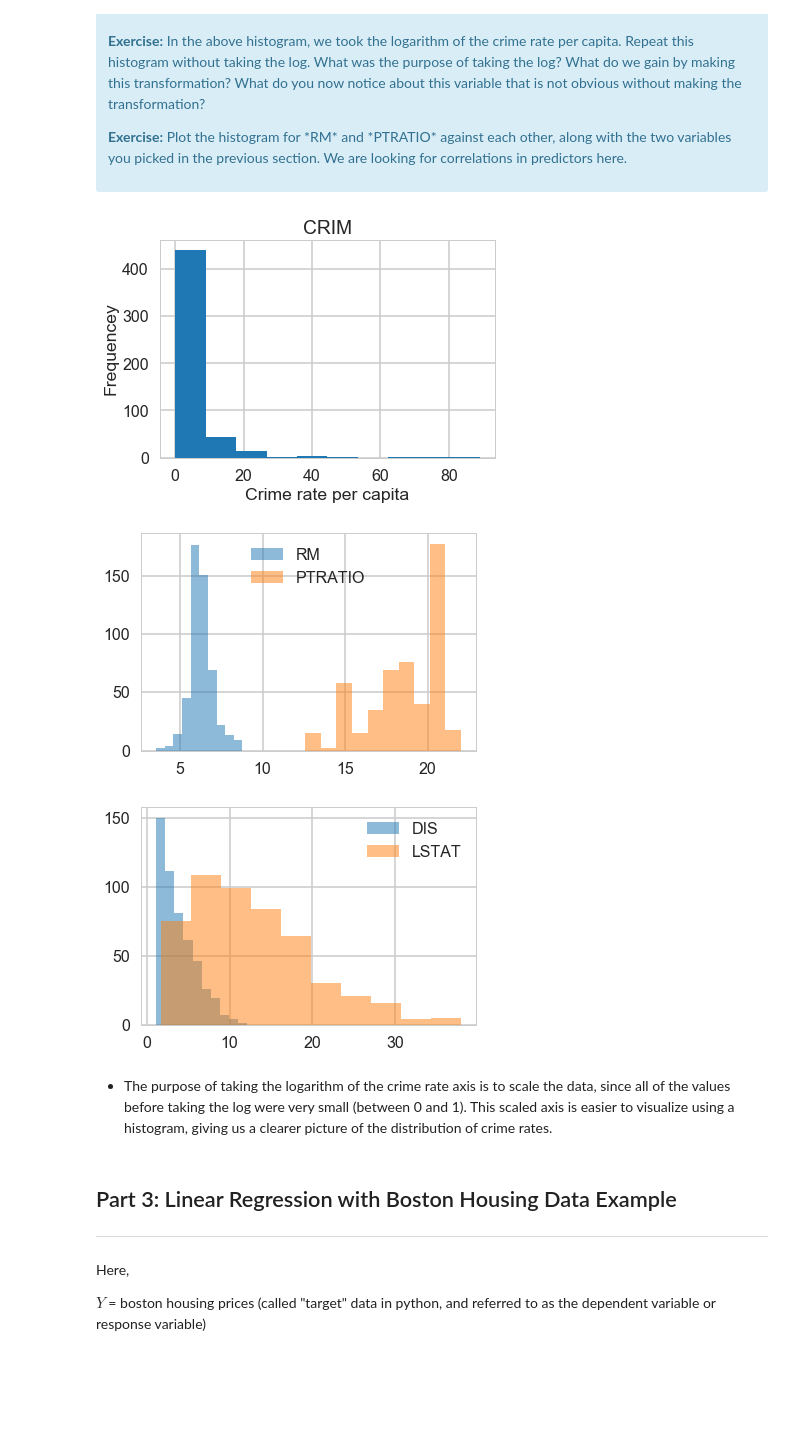
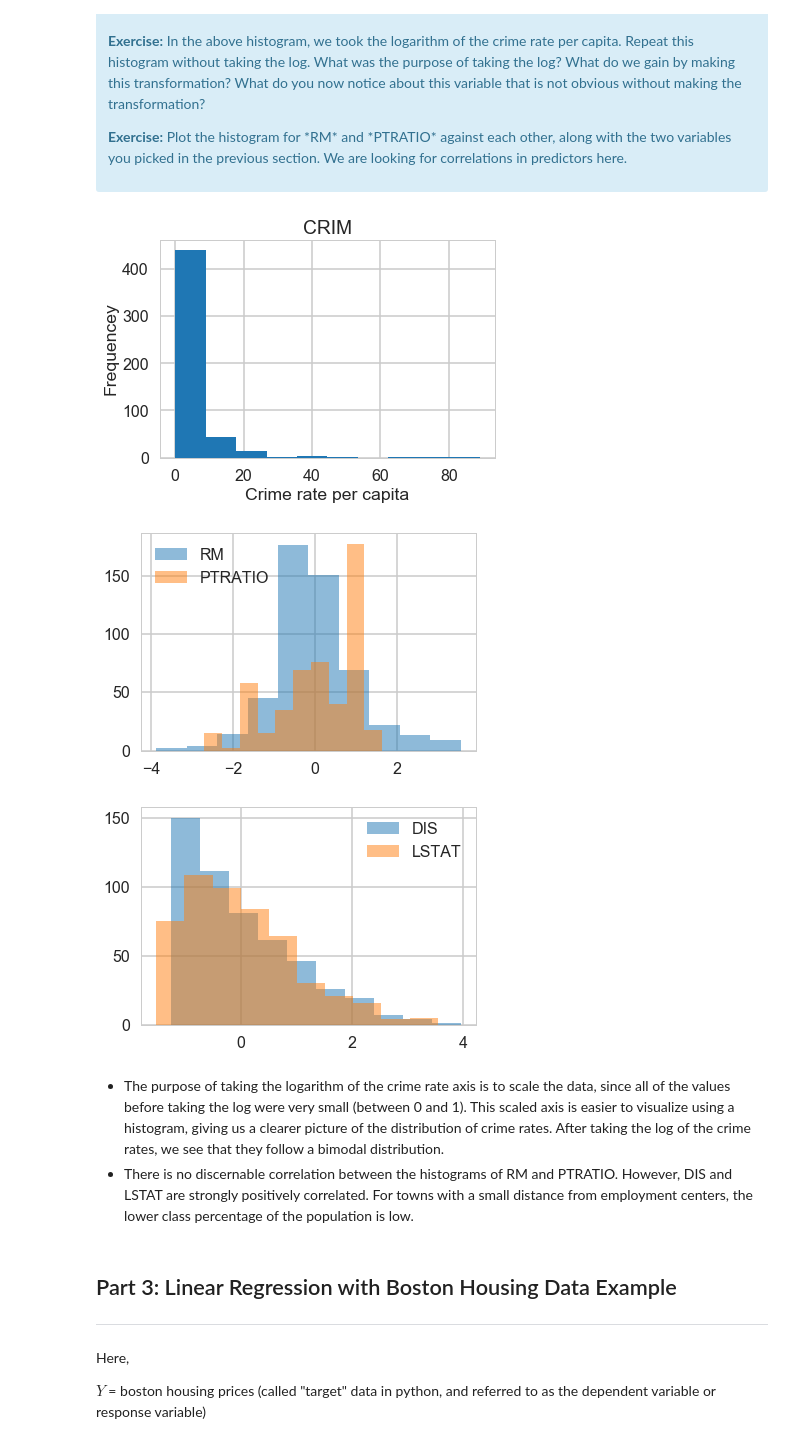
Before and after one commit to taylorcoder/Springboard, a Jupyter notebook: Mini_Project_Linear_Regression.ipynb, the cells around one changed output. Saved outputs shown, nothing was run; the diff lists cells and outputs as text; code cells hidden in the pictures; blank space fills up the shorter version.

```diff
--- a/Mini_Project_Linear_Regression.ipynb
+++ b/Mini_Project_Linear_Regression.ipynb
@@ -380,33 +380,34 @@ plt.show()
 # %%
 #your turn
 
 # Unscaled histogram for CRIM
 
 plt.hist(bos.CRIM)
 plt.title("CRIM")
 plt.xlabel("Crime rate per capita")
 plt.ylabel("Frequencey")
 plt.show()
 
 # Histogram for RM and PTRATIO against each other
 
-plt.hist(bos.RM, alpha=0.5, label='RM')
-plt.hist(bos.PTRATIO, alpha=0.5, label='PTRATIO')
+plt.hist(sklearn.preprocessing.scale(bos.RM), alpha=0.5, label='RM')
+plt.hist(sklearn.preprocessing.scale(bos.PTRATIO), alpha=0.5, label='PTRATIO')
 plt.legend()
 plt.show()
 
 # Histogram for DIS and LSTAT against each other
 
-plt.hist(bos.DIS, alpha=0.5, label='DIS')
-plt.hist(bos.LSTAT, alpha=0.5, label='LSTAT')
+plt.hist(sklearn.preprocessing.scale(bos.DIS), alpha=0.5, label='DIS')
+plt.hist(sklearn.preprocessing.scale(bos.LSTAT), alpha=0.5, label='LSTAT')
 plt.legend()
 plt.show()
 # %% [output]
 [figure]
-[figure, old version]
+[figure, new version]
-[figure, old version]
+[figure, new version]
 # %% [markdown]
-+ The purpose of taking the logarithm of the crime rate axis is to scale the data, since all of the values before taking the log were very small (between 0 and 1). This scaled axis is easier to visualize using a histogram, giving us a clearer picture of the distribution of crime rates.
++ The purpose of taking the logarithm of the crime rate axis is to scale the data, since all of the values before taking the log were very small (between 0 and 1). This scaled axis is easier to visualize using a histogram, giving us a clearer picture of the distribution of crime rates. After taking the log of the crime rates, we see that they follow a bimodal distribution.
++ There is no discernable correlation between the histograms of RM and PTRATIO. However, DIS and LSTAT are strongly positively correlated. For towns with a small distance from employment centers, the lower class percentage of the population is low.
 # %% [markdown]
 ## Part 3: Linear Regression with Boston Housing Data Example
 ***
```
Also changed, not shown: parts of 17 cells of this notebook, 1 other file.
